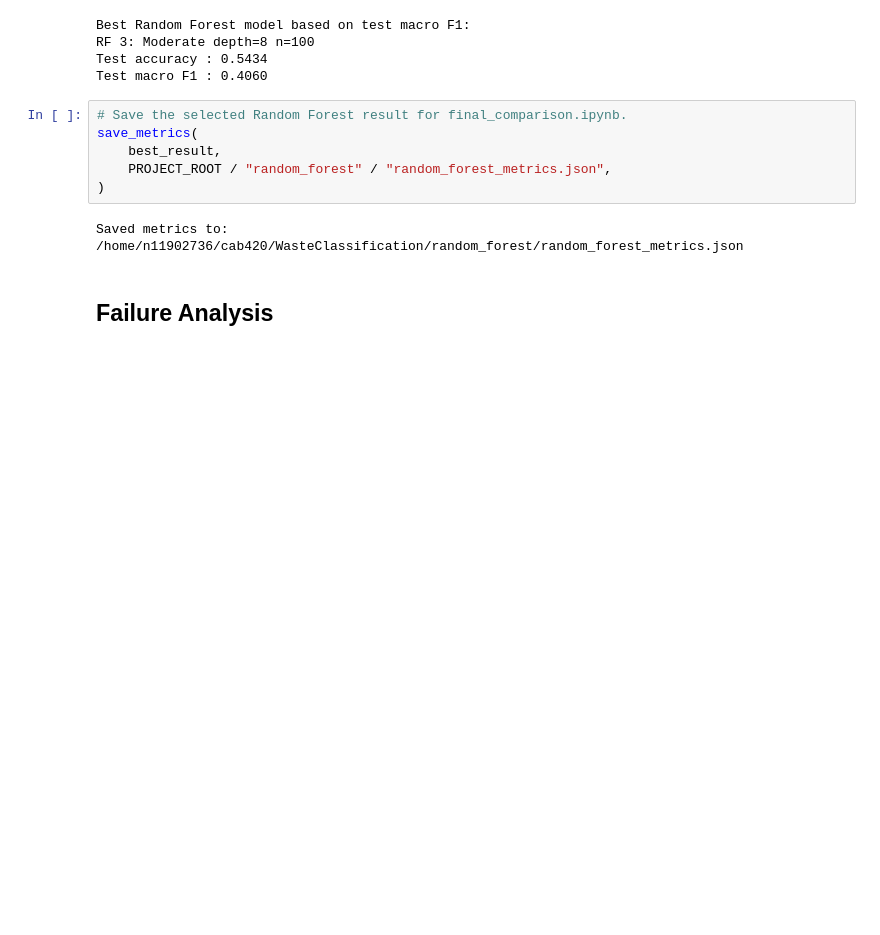
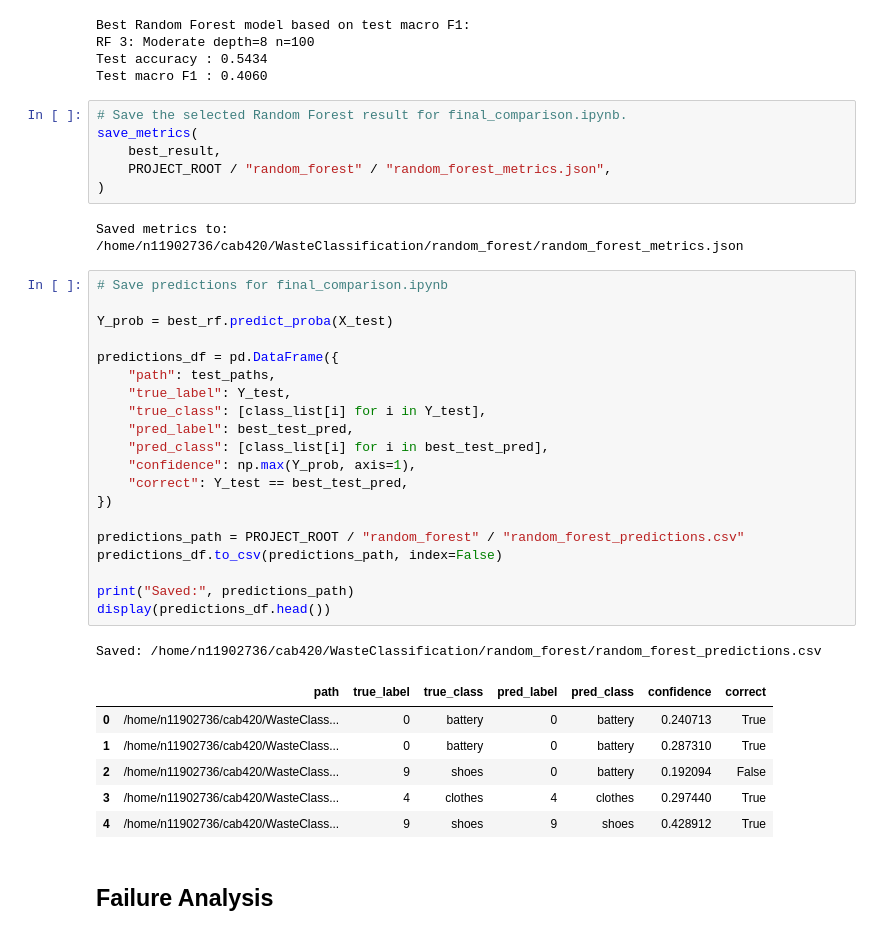
Before and after one commit to TheoD20/Waste-Classification-ML, a Jupyter notebook: random_forest/random_forest_model.ipynb, the cells around one changed output. Drawn from its saved outputs; the diff is of its cells as text; blank space fills up the shorter version.

Commit message:
save random forest predictions csv for final comparison

```diff
--- a/random_forest/random_forest_model.ipynb
+++ b/random_forest/random_forest_model.ipynb
@@ -381,6 +382,34 @@ save_metrics(
 )
 # %% [output]
 Saved metrics to: /home/n11902736/cab420/WasteClassification/random_forest/random_forest_metrics.json
+# %%
+# Save predictions for final_comparison.ipynb
+
+Y_prob = best_rf.predict_proba(X_test)
+
+predictions_df = pd.DataFrame({
+    "path": test_paths,
+    "true_label": Y_test,
+    "true_class": [class_list[i] for i in Y_test],
+    "pred_label": best_test_pred,
+    "pred_class": [class_list[i] for i in best_test_pred],
+    "confidence": np.max(Y_prob, axis=1),
+    "correct": Y_test == best_test_pred,
+})
+
+predictions_path = PROJECT_ROOT / "random_forest" / "random_forest_predictions.csv"
+predictions_df.to_csv(predictions_path, index=False)
+
+print("Saved:", predictions_path)
+display(predictions_df.head())
+# %% [output]
+Saved: /home/n11902736/cab420/WasteClassification/random_forest/random_forest_predictions.csv
+|  | path | true_label | true_class | pred_label | pred_class | confidence | correct |
+| 0 | /home/n11902736/cab420/WasteClass... | 0 | battery | 0 | battery | 0.240713 | True |
+| 1 | /home/n11902736/cab420/WasteClass... | 0 | battery | 0 | battery | 0.287310 | True |
+| 2 | /home/n11902736/cab420/WasteClass... | 9 | shoes | 0 | battery | 0.192094 | False |
+| 3 | /home/n11902736/cab420/WasteClass... | 4 | clothes | 4 | clothes | 0.297440 | True |
+| 4 | /home/n11902736/cab420/WasteClass... | 9 | shoes | 9 | shoes | 0.428912 | True |
 # %% [markdown]
 ## Failure Analysis
 # %%
```
Also changed, not shown: parts of 7 cells of this notebook, 1 other file.
